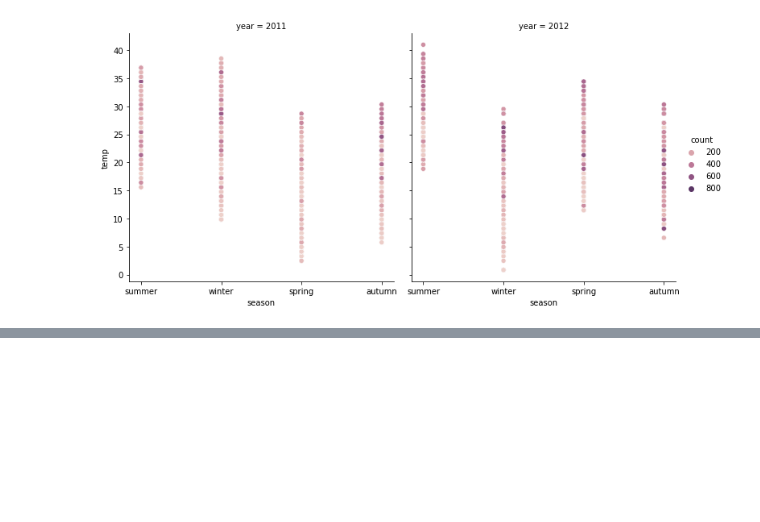
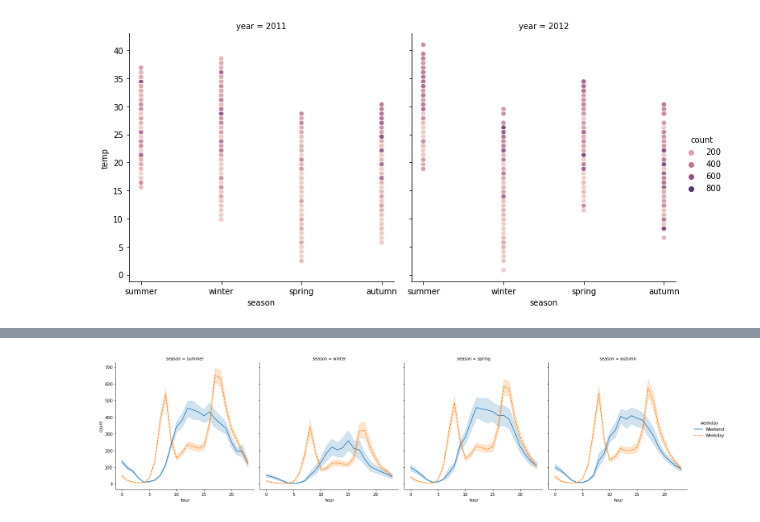
Before and after one commit to anyafrydrych/UCDPA_AnnaKleynhans, a Jupyter notebook: UCDPA_AnnaKleynhans.ipynb, the cells around one changed output, grey strips where cells are left out. Drawn from its saved outputs; the diff is of its cells as text; code cells hidden in the pictures; blank space fills up the shorter version.

```diff
--- a/UCDPA_AnnaKleynhans.ipynb
+++ b/UCDPA_AnnaKleynhans.ipynb
@@ -410,0 +411,6 @@ plt.show()
+# %%
+# Visualisation - correlation between number of bikes rented during the week vs weekends and time of day
+sns.relplot(x = 'hour', y = 'count', data=uci_bike_rentals, kind='line', style = 'weekday',hue = 'weekday', col='season')
+plt.show()
+# %% [output]
+[figure, added]
```
Also changed, not shown: parts of 2 cells of this notebook.
